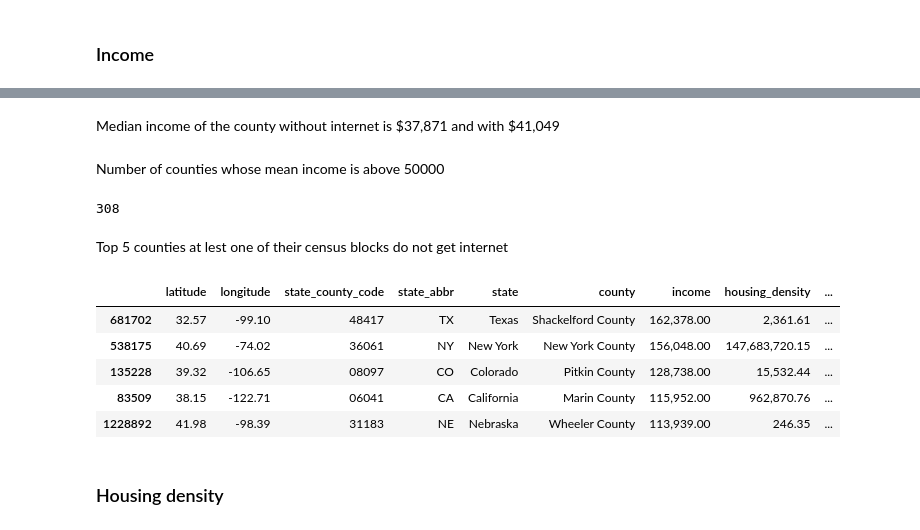
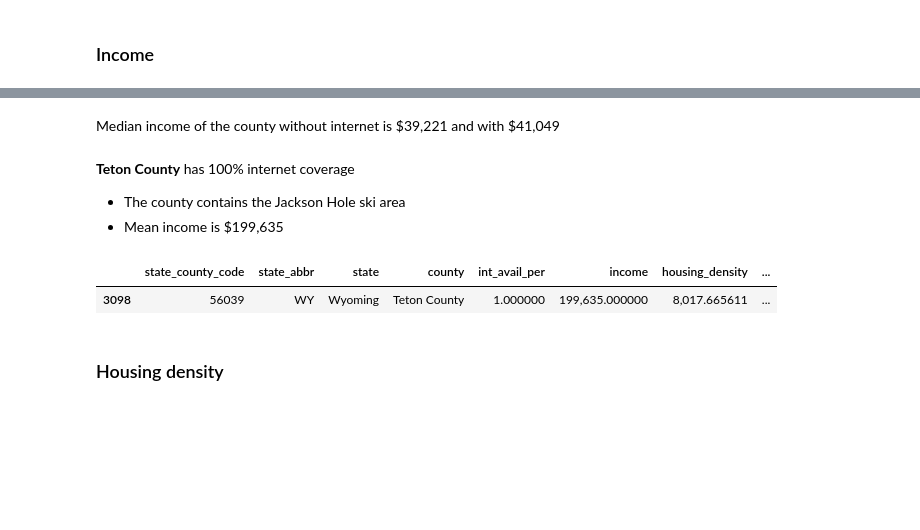
Before and after one commit to fccdsicapstone/data-exploration, a Jupyter notebook: fcc_census.ipynb, the cells around one changed output, grey strips where cells are left out. Saved outputs shown, nothing was run; the diff lists cells and outputs as text; code cells hidden in the pictures; blank space fills up the shorter version.

Commit message:
changed the analysis to % of blocks within counties with/without internet access

```diff
--- a/fcc_census.ipynb
+++ b/fcc_census.ipynb
@@ -190,22 +184,14 @@ max      162,378.00 199,635.00
 # %% [markdown]
-Median income of the county without internet is \$37,871 and with \$41,049
+Median income of the county without internet is \$39,221 and with \$41,049
-# %% [markdown]
-Number of counties whose mean income is above 50000
-# %%
-no_internet[no_internet.income > 50000].shape[0]
-# %% [output]
-308
-# %% [markdown]
-Top 5 counties at lest one of their census blocks do not get internet
-# %%
-no_internet.sort_values('income', ascending=False).head()
-# %% [output]
-|  | latitude | longitude | state_county_code | state_abbr | state | county | income | housing_density | ... |
-| 681702 | 32.57 | -99.10 | 48417 | TX | Texas | Shackelford County | 162,378.00 | 2,361.61 | ... |
-| 538175 | 40.69 | -74.02 | 36061 | NY | New York | New York County | 156,048.00 | 147,683,720.15 | ... |
-| 135228 | 39.32 | -106.65 | 08097 | CO | Colorado | Pitkin County | 128,738.00 | 15,532.44 | ... |
-| 83509 | 38.15 | -122.71 | 06041 | CA | California | Marin County | 115,952.00 | 962,870.76 | ... |
-| 1228892 | 41.98 | -98.39 | 31183 | NE | Nebraska | Wheeler County | 113,939.00 | 246.35 | ... |
+# %% [markdown]
+**Teton County** has 100% internet coverage
+- The county contains the Jackson Hole ski area
+- Mean income is \$199,635
+# %%
+subset[subset.income > 199000]
+# %% [output]
+|  | state_county_code | state_abbr | state | county | int_avail_per | income | housing_density | ... |
+| 3098 | 56039 | WY | Wyoming | Teton County | 1.000000 | 199,635.000000 | 8,017.665611 | ... |
 # %% [markdown]
 ### Housing density
 # %%
```
Also changed, not shown: parts of 34 cells of this notebook.
